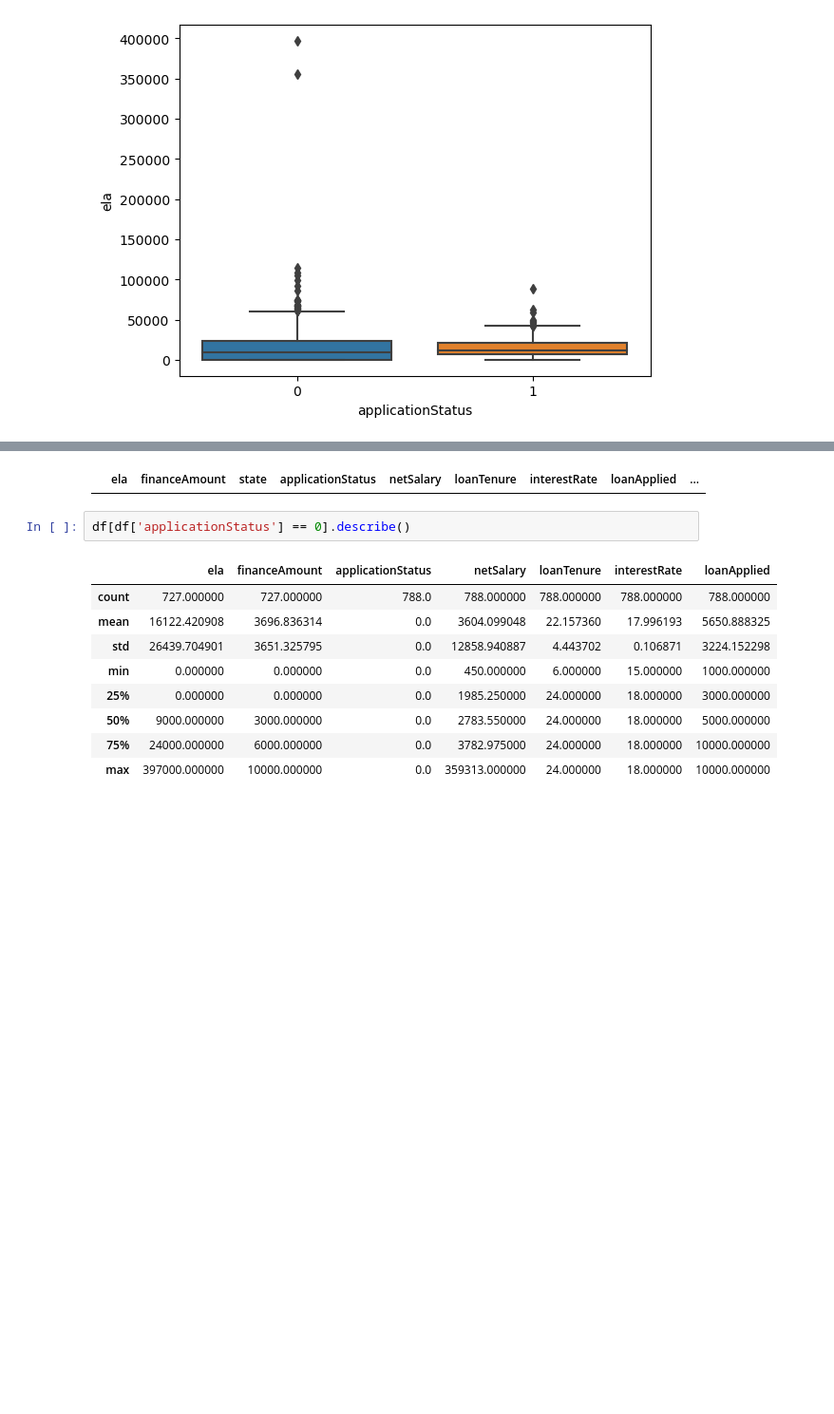
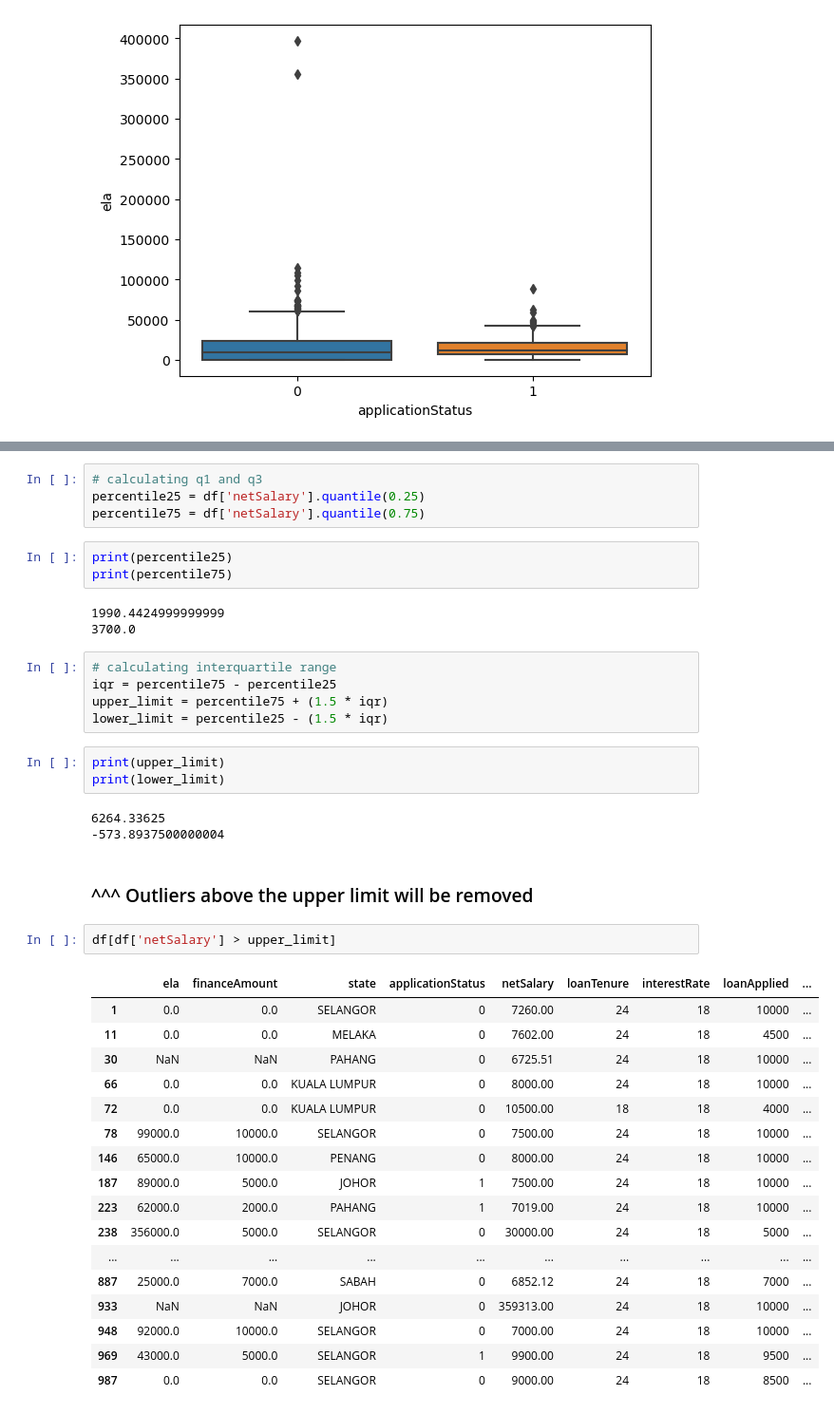
Before and after one commit to IhFahn/Technical_Assessment_AI_Engineer_1, a Jupyter notebook: Untitled.ipynb, the cells around one changed output, grey strips where cells are left out. Shown at 95% size. Saved outputs shown, nothing was run; the diff lists cells and outputs as text; blank space fills up the shorter version.

```diff
--- a/Untitled.ipynb
+++ b/Untitled.ipynb
@@ -291,15 +279,43 @@ df[df['ela'].isna()]
 # %%
+# calculating q1 and q3
+percentile25 = df['netSalary'].quantile(0.25)
+percentile75 = df['netSalary'].quantile(0.75)
-# %% [output]
-|  | ela | financeAmount | state | applicationStatus | netSalary | loanTenure | interestRate | loanApplied | ... |
-# %%
-df[df['applicationStatus'] == 0].describe()
-# %% [output]
-|  | ela | financeAmount | applicationStatus | netSalary | loanTenure | interestRate | loanApplied |
-| count | 727.000000 | 727.000000 | 788.0 | 788.000000 | 788.000000 | 788.000000 | 788.000000 |
-| mean | 16122.420908 | 3696.836314 | 0.0 | 3604.099048 | 22.157360 | 17.996193 | 5650.888325 |
-| std | 26439.704901 | 3651.325795 | 0.0 | 12858.940887 | 4.443702 | 0.106871 | 3224.152298 |
-| min | 0.000000 | 0.000000 | 0.0 | 450.000000 | 6.000000 | 15.000000 | 1000.000000 |
-| 25% | 0.000000 | 0.000000 | 0.0 | 1985.250000 | 24.000000 | 18.000000 | 3000.000000 |
-| 50% | 9000.000000 | 3000.000000 | 0.0 | 2783.550000 | 24.000000 | 18.000000 | 5000.000000 |
-| 75% | 24000.000000 | 6000.000000 | 0.0 | 3782.975000 | 24.000000 | 18.000000 | 10000.000000 |
-| max | 397000.000000 | 10000.000000 | 0.0 | 359313.000000 | 24.000000 | 18.000000 | 10000.000000 |
+# %%
+print(percentile25)
+print(percentile75)
+# %% [output]
+1990.4424999999999
+3700.0
+# %%
+# calculating interquartile range
+iqr = percentile75 - percentile25
+upper_limit = percentile75 + (1.5 * iqr)
+lower_limit = percentile25 - (1.5 * iqr)
+# %%
+print(upper_limit)
+print(lower_limit)
+# %% [output]
+6264.33625
+-573.8937500000004
+# %% [markdown]
+### ^^^ Outliers above the upper limit will be removed
+# %%
+df[df['netSalary'] > upper_limit]
+# %% [output]
+|  | ela | financeAmount | state | applicationStatus | netSalary | loanTenure | interestRate | loanApplied | ... |
+| 1 | 0.0 | 0.0 | SELANGOR | 0 | 7260.00 | 24 | 18 | 10000 | ... |
+| 11 | 0.0 | 0.0 | MELAKA | 0 | 7602.00 | 24 | 18 | 4500 | ... |
+| 30 | NaN | NaN | PAHANG | 0 | 6725.51 | 24 | 18 | 10000 | ... |
+| 66 | 0.0 | 0.0 | KUALA LUMPUR | 0 | 8000.00 | 24 | 18 | 10000 | ... |
+| 72 | 0.0 | 0.0 | KUALA LUMPUR | 0 | 10500.00 | 18 | 18 | 4000 | ... |
+| 78 | 99000.0 | 10000.0 | SELANGOR | 0 | 7500.00 | 24 | 18 | 10000 | ... |
+| 146 | 65000.0 | 10000.0 | PENANG | 0 | 8000.00 | 24 | 18 | 10000 | ... |
+| 187 | 89000.0 | 5000.0 | JOHOR | 1 | 7500.00 | 24 | 18 | 10000 | ... |
+| 223 | 62000.0 | 2000.0 | PAHANG | 1 | 7019.00 | 24 | 18 | 10000 | ... |
+| 238 | 356000.0 | 5000.0 | SELANGOR | 0 | 30000.00 | 24 | 18 | 5000 | ... |
+| ... | ... | ... | ... | ... | ... | ... | ... | ... | ... |
+| 887 | 25000.0 | 7000.0 | SABAH | 0 | 6852.12 | 24 | 18 | 7000 | ... |
+| 933 | NaN | NaN | JOHOR | 0 | 359313.00 | 24 | 18 | 10000 | ... |
+| 948 | 92000.0 | 10000.0 | SELANGOR | 0 | 7000.00 | 24 | 18 | 10000 | ... |
+| 969 | 43000.0 | 5000.0 | SELANGOR | 1 | 9900.00 | 24 | 18 | 9500 | ... |
+| 987 | 0.0 | 0.0 | SELANGOR | 0 | 9000.00 | 24 | 18 | 8500 | ... |
```
Also changed, not shown: parts of 57 cells of this notebook.
